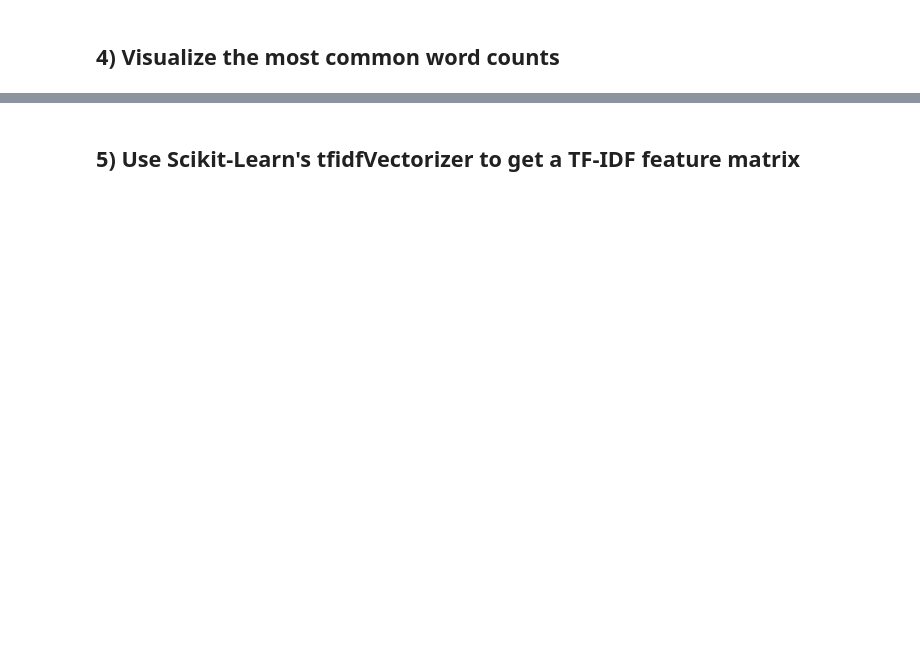
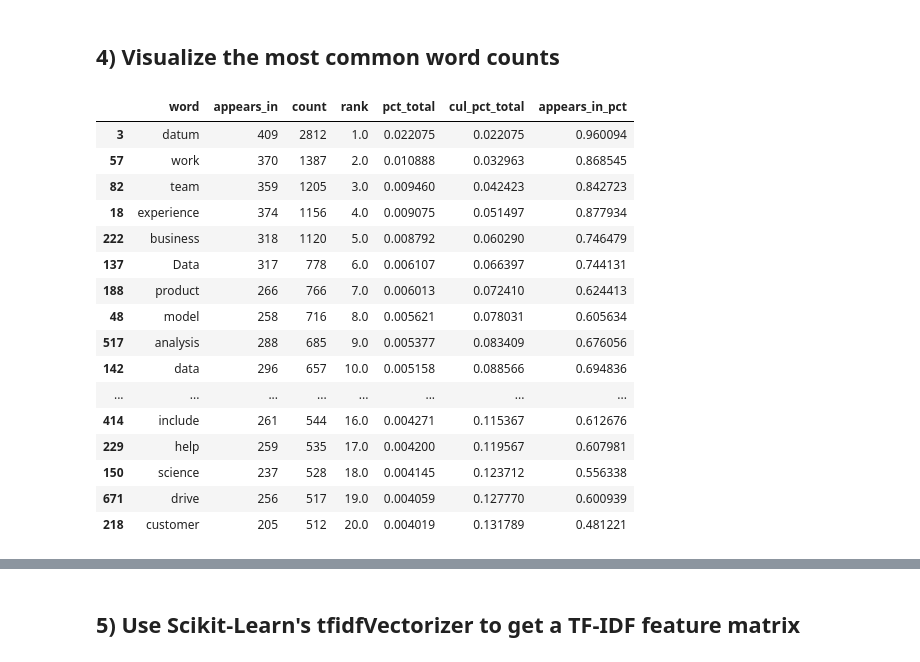
Before and after one commit to noreallyimfine/DS-Unit-4-Sprint-1-NLP, a Jupyter notebook: module2-vector-representations/LS_DS_412_Vector_Representations_Assignment.ipynb, the cells around one changed output, grey strips where cells are left out. Cells and saved outputs as stored; diff of their text form; code cells hidden in the pictures; blank space fills up the shorter version.

```diff
--- a/module2-vector-representations/LS_DS_412_Vector_Representations_Assignment.ipynb
+++ b/module2-vector-representations/LS_DS_412_Vector_Representations_Assignment.ipynb
@@ -104,0 +172,20 @@ raise Exception("\nThis task is not complete. \nReplace this line with your code
+# %%
+wc.sort_values('rank').head(20)
+# %% [output]
+|  | word | appears_in | count | rank | pct_total | cul_pct_total | appears_in_pct |
+| 3 | datum | 409 | 2812 | 1.0 | 0.022075 | 0.022075 | 0.960094 |
+| 57 | work | 370 | 1387 | 2.0 | 0.010888 | 0.032963 | 0.868545 |
+| 82 | team | 359 | 1205 | 3.0 | 0.009460 | 0.042423 | 0.842723 |
+| 18 | experience | 374 | 1156 | 4.0 | 0.009075 | 0.051497 | 0.877934 |
+| 222 | business | 318 | 1120 | 5.0 | 0.008792 | 0.060290 | 0.746479 |
+| 137 | Data | 317 | 778 | 6.0 | 0.006107 | 0.066397 | 0.744131 |
+| 188 | product | 266 | 766 | 7.0 | 0.006013 | 0.072410 | 0.624413 |
+| 48 | model | 258 | 716 | 8.0 | 0.005621 | 0.078031 | 0.605634 |
+| 517 | analysis | 288 | 685 | 9.0 | 0.005377 | 0.083409 | 0.676056 |
+| 142 | data | 296 | 657 | 10.0 | 0.005158 | 0.088566 | 0.694836 |
+| ... | ... | ... | ... | ... | ... | ... | ... |
+| 414 | include | 261 | 544 | 16.0 | 0.004271 | 0.115367 | 0.612676 |
+| 229 | help | 259 | 535 | 17.0 | 0.004200 | 0.119567 | 0.607981 |
+| 150 | science | 237 | 528 | 18.0 | 0.004145 | 0.123712 | 0.556338 |
+| 671 | drive | 256 | 517 | 19.0 | 0.004059 | 0.127770 | 0.600939 |
+| 218 | customer | 205 | 512 | 20.0 | 0.004019 | 0.131789 | 0.481221 |
```
Also changed, not shown: parts of 19 cells of this notebook.
